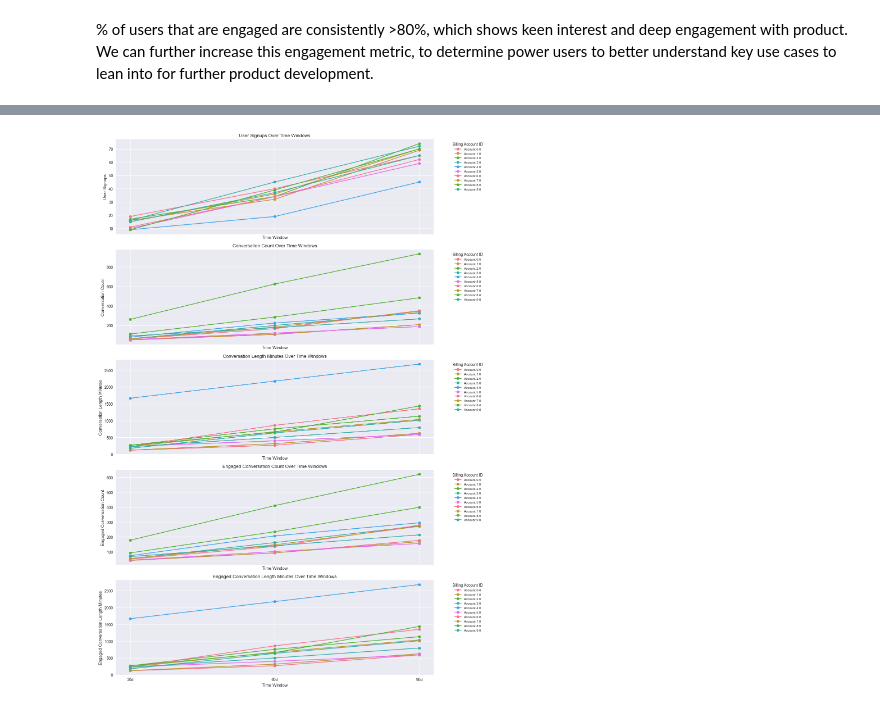
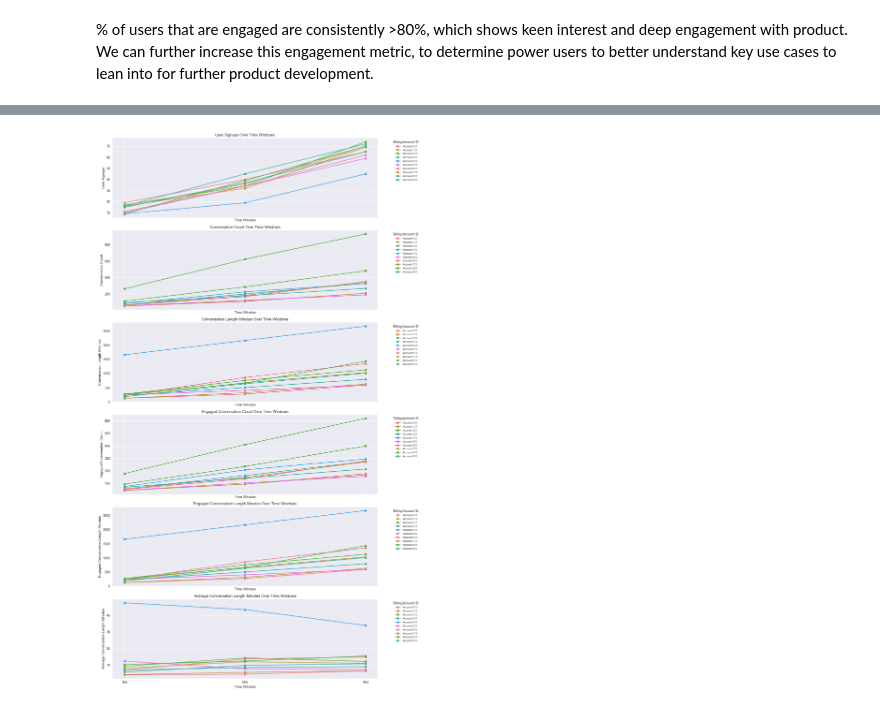
Before and after one commit to kelmanchiang/kelman-tavus, a Jupyter notebook: tavus_analysis.ipynb, the cells around one changed output, grey strips where cells are left out. Drawn from its saved outputs; the diff is of its cells as text; code cells hidden in the pictures.

```diff
--- a/tavus_analysis.ipynb
+++ b/tavus_analysis.ipynb
@@ -307,10 +434,12 @@ metrics = [
     'total_conversation_length_minutes',
     'engaged_conversation_count',
     'engaged_conversation_length_minutes',
-    'seat_utilization_percentage'
+    'seat_utilization_percentage',
+    'average_conversation_length_minutes'
 ]
 
-fig, axes = plt.subplots(2, 3, figsize=(18, 8))
+# Adjust subplot grid to fit 8 metrics (e.g., 2 rows x 4 columns)
+fig, axes = plt.subplots(4, 2, figsize=(18, 18))
 axes = axes.flatten()
 
 for idx, metric in enumerate(metrics):
@@ -333,34 +462,35 @@ plt.show()
 
 import matplotlib.pyplot as plt
 
 # Define the metrics and their time windows
 time_windows = ['30d', '60d', '90d']
 base_metrics = [
     'user_signups',
     'conversation_count',
     'conversation_length_minutes',
     'engaged_conversation_count',
-    'engaged_conversation_length_minutes'
+    'engaged_conversation_length_minutes',
+    'average_conversation_length_minutes'
 ]
 
 # For each base metric, plot the 30d, 60d, 90d values for each billing account
 fig, axes = plt.subplots(len(base_metrics), 1, figsize=(14, 4 * len(base_metrics)), sharex=True)
 
 billing_account_ids = account_metrics_df['billing_account_id']
 
 for idx, base_metric in enumerate(base_metrics):
     ax = axes[idx]
     for i, row in account_metrics_df.iterrows():
         y = [row[f"{base_metric}_{window}"] for window in time_windows]
         ax.plot(time_windows, y, marker='o', label=f"Account {row['billing_account_id']}")
     ax.set_title(f"{base_metric.replace('_', ' ').title()} Over Time Windows")
     ax.set_xlabel("Time Window")
     ax.set_ylabel(base_metric.replace('_', ' ').title())
     ax.legend(title="Billing Account ID", bbox_to_anchor=(1.05, 1), loc='upper left', fontsize='small')
 
 plt.tight_layout()
 plt.show()
 # %% [output]
-[figure, old version]
+[figure, new version]
 # %%
 conn.close()
```
Also changed, not shown: parts of 7 cells of this notebook, 6 other files.
